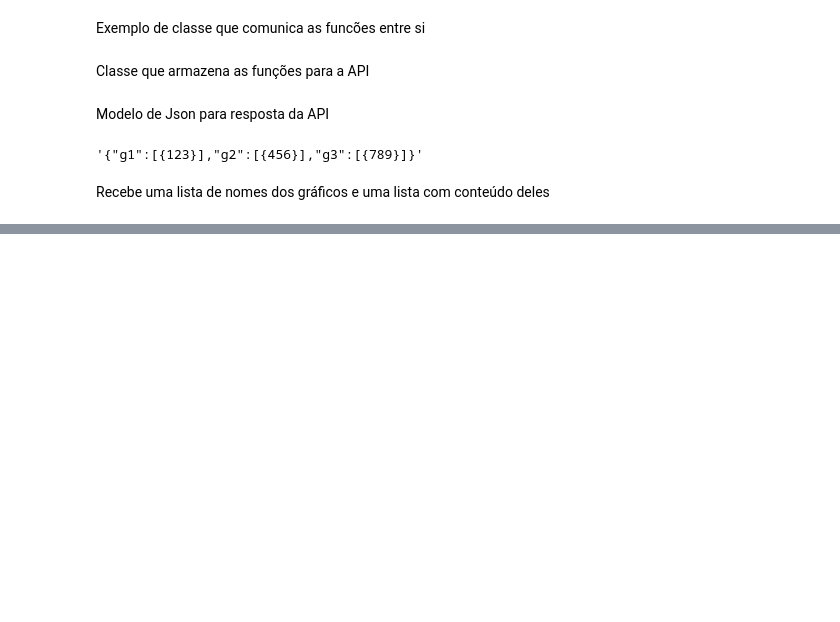
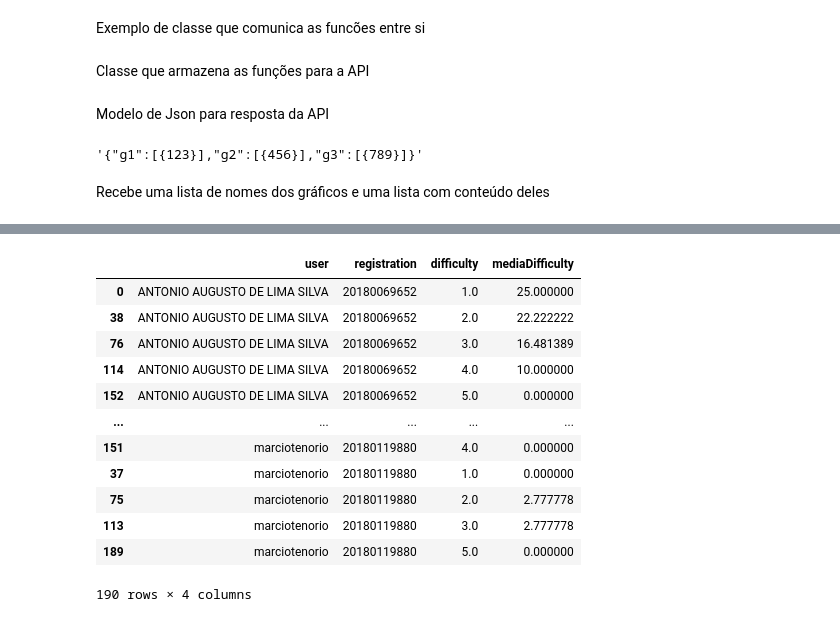
Before and after one commit to vilsonrodrigues/Projeto_Orientacao_Academica_LoP, a Jupyter notebook: Projeto_Orientacao_Academica_LoP.ipynb, the cells around one changed output, grey strips where cells are left out. Drawn from its saved outputs; the diff is of its cells as text; code cells hidden in the pictures; blank space fills up the shorter version.

```diff
--- a/Projeto_Orientacao_Academica_LoP.ipynb
+++ b/Projeto_Orientacao_Academica_LoP.ipynb
@@ -1667,0 +1731,4 @@ def create_unique_json(name_graphs, graphs):
+# %%
+df_lop_lists = lop_lists(data)
+# %%
+df_questions_selected = select_questions(df_question_data, df_lop_lists) #futuramente df_lop_tests
@@ -1667,0 +1737,37 @@ def create_unique_json(name_graphs, graphs):
+# %%
+def performance_difficulty_list_test(df_submission, df_questions_selected, listORtest = 'list'):
+  #Selecionando apenas as questões de lista
+  if listORtest == 'list':
+    df_questions_selected = df_questions_selected.dropna(subset=['test'])
+  #Selecionando apenas as questões de prova
+  elif listORtest == 'test':
+    df_questions_selected = df_questions_selected.dropna(subset=['list'])
+  #Porcentagem máxima por questão
+  df_performance = df_submission.groupby(['user','registration','question'])['hitPercentage'].max().reset_index()
+  #Questão e a sua dificuldade associada
+  df_questions_selected = df_questions_selected.groupby(['difficulty','question'])['id_list'].count().reset_index().copy()
+  #Contando numero de questoes
+  df_total_questions = df_questions_selected.groupby(['difficulty'])['question'].count().reset_index(name='totalQuestions')
+  #Merge
+  df_performance = pd.merge(df_performance, df_questions_selected.drop(columns='id_list'),on='question')
+  #Somando as porcentagens de acerto por dificuldade para cada aluno
+  df_performance = df_performance.groupby(['user','registration','difficulty'])['hitPercentage'].sum().reset_index(name='totalHitPercentage')
+  #Conversão de float para inteiro
+  df_performance['difficulty'] = df_performance['difficulty'].astype('int')
+  #Lista de alunos
+  df_without_duplicates = df_submission.drop_duplicates(subset=['registration'])
+  df_without_duplicates = df_without_duplicates[['user','registration']]
+  #Laço para fazer que todo aluno tenha as 5 dificuldades
+  df_prov = pd.DataFrame(columns=['user','registration','difficulty'])
+  for user, registration in zip(df_without_duplicates['user'], df_without_duplicates['registration']):
+    for difficulty in range(1, 6):
+      df_prov = df_prov.append({'user':user,'registration':registration,'difficulty': difficulty}, ignore_index=True)
+  #Unindo e fazendo que apareça todas as dificuldades
+  df_performance = pd.merge(df_performance,df_prov, on=['user','registration','difficulty'], how='outer').sort_values(by=['user','registration']).fillna(0)
+  df_performance = pd.merge(df_performance, df_total_questions, on='difficulty', how='outer').fillna(0)
+  #Calculando a média por dificuldade
+  df_performance['mediaDifficulty'] = df_performance['totalHitPercentage'] / df_performance['totalQuestions']
+  return df_performance.sort_values(by=['user','registration']).fillna(0)
+# %%
+df_performance_difficulty_list = performance_difficulty_list_test(df_submission, df_question_data,'list')
+df_performance_difficulty_list.head(2)
@@ -1667,0 +1813,16 @@ def create_unique_json(name_graphs, graphs):
+# %%
+df_performance_difficulty_list.sort_values(by='user').drop(columns=['totalHitPercentage','totalQuestions'])#.to_json(force_ascii=False,orient='records')
+# %% [output]
+|  | user | registration | difficulty | mediaDifficulty |
+| 0 | ANTONIO AUGUSTO DE LIMA SILVA | 20180069652 | 1.0 | 25.000000 |
+| 38 | ANTONIO AUGUSTO DE LIMA SILVA | 20180069652 | 2.0 | 22.222222 |
+| 76 | ANTONIO AUGUSTO DE LIMA SILVA | 20180069652 | 3.0 | 16.481389 |
+| 114 | ANTONIO AUGUSTO DE LIMA SILVA | 20180069652 | 4.0 | 10.000000 |
+| 152 | ANTONIO AUGUSTO DE LIMA SILVA | 20180069652 | 5.0 | 0.000000 |
+| ... | ... | ... | ... | ... |
+| 151 | marciotenorio | 20180119880 | 4.0 | 0.000000 |
+| 37 | marciotenorio | 20180119880 | 1.0 | 0.000000 |
+| 75 | marciotenorio | 20180119880 | 2.0 | 2.777778 |
+| 113 | marciotenorio | 20180119880 | 3.0 | 2.777778 |
+| 189 | marciotenorio | 20180119880 | 5.0 | 0.000000 |
+190 rows × 4 columns
```
Also changed, not shown: parts of 24 cells of this notebook.
